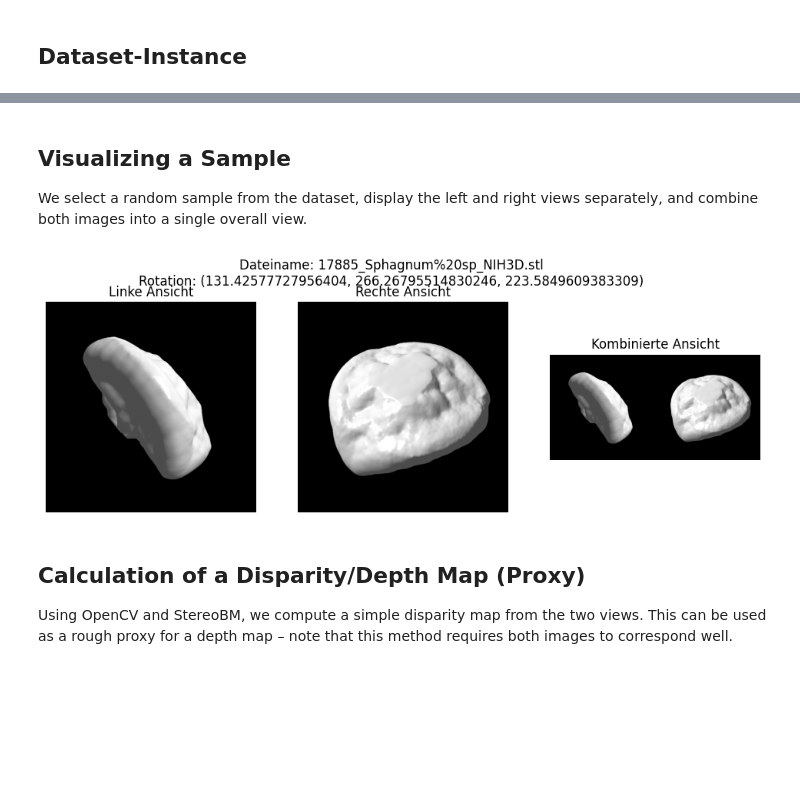
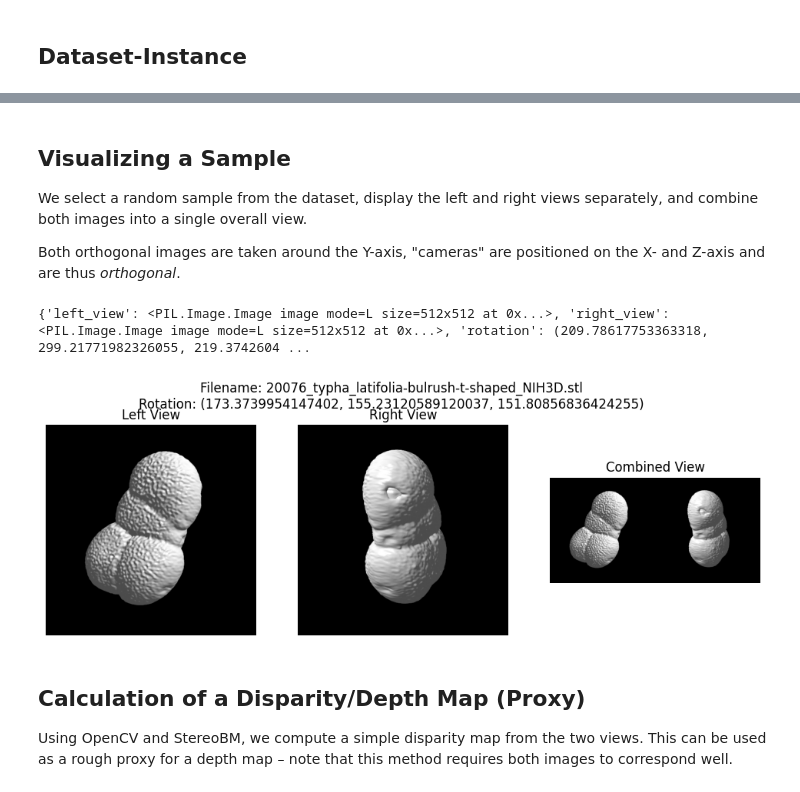
Before and after one commit to 3d-pollen-reconstruction/sequoia, a Jupyter notebook: notebooks/eda.ipynb, the cells around one changed output, grey strips where cells are left out. Saved outputs shown, nothing was run; the diff lists cells and outputs as text; code cells hidden in the pictures; blank space fills up the shorter version.

```diff
--- a/notebooks/eda.ipynb
+++ b/notebooks/eda.ipynb
@@ -40,36 +40,42 @@ Number of Pollen Grain Meshes present: 206
 ## Visualizing a Sample
 
 We select a random sample from the dataset, display the left and right views separately, and combine both images into a single overall view.
+
+Both orthogonal images are taken around the Y-axis, "cameras" are positioned on the X- and Z-axis and are thus *orthogonal*.
 # %%
 idx = random.randint(0, len(dataset) - 1)
+
+print(sample)
+
 sample = dataset[idx]
 left = sample["left_view"]
 right = sample["right_view"]
 rotation = sample["rotation"]
 filename = sample["file_name"]
 
 combined = np.concatenate((left, right), axis=1)
 
 # Plot
 plt.figure(figsize=(12, 4))
 plt.subplot(1, 3, 1)
 plt.imshow(left, cmap="gray")
-plt.title("Linke Ansicht")
+plt.title("Left View")
 plt.axis("off")
 
 plt.subplot(1, 3, 2)
 plt.imshow(right, cmap="gray")
-plt.title("Rechte Ansicht")
+plt.title("Right View")
 plt.axis("off")
 
 plt.subplot(1, 3, 3)
 plt.imshow(combined, cmap="gray")
-plt.title("Kombinierte Ansicht")
+plt.title("Combined View")
 plt.axis("off")
-plt.suptitle(f"Dateiname: {filename}\nRotation: {rotation}")
+plt.suptitle(f"Filename: {filename}\nRotation: {rotation}")
 plt.show()
 # %% [output]
+{'left_view': <PIL.Image.Image image mode=L size=512x512 at 0x...>, 'right_view': <PIL.Image.Image image mode=L size=512x512 at 0x...>, 'rotation': (209.78617753363318, 299.21771982326055, 219.3742604 ...
-[figure, old version]
+[figure, new version]
 # %% [markdown]
 ## Calculation of a Disparity/Depth Map (Proxy)
 
```
Also changed, not shown: parts of 2 cells of this notebook, 1 other file.
